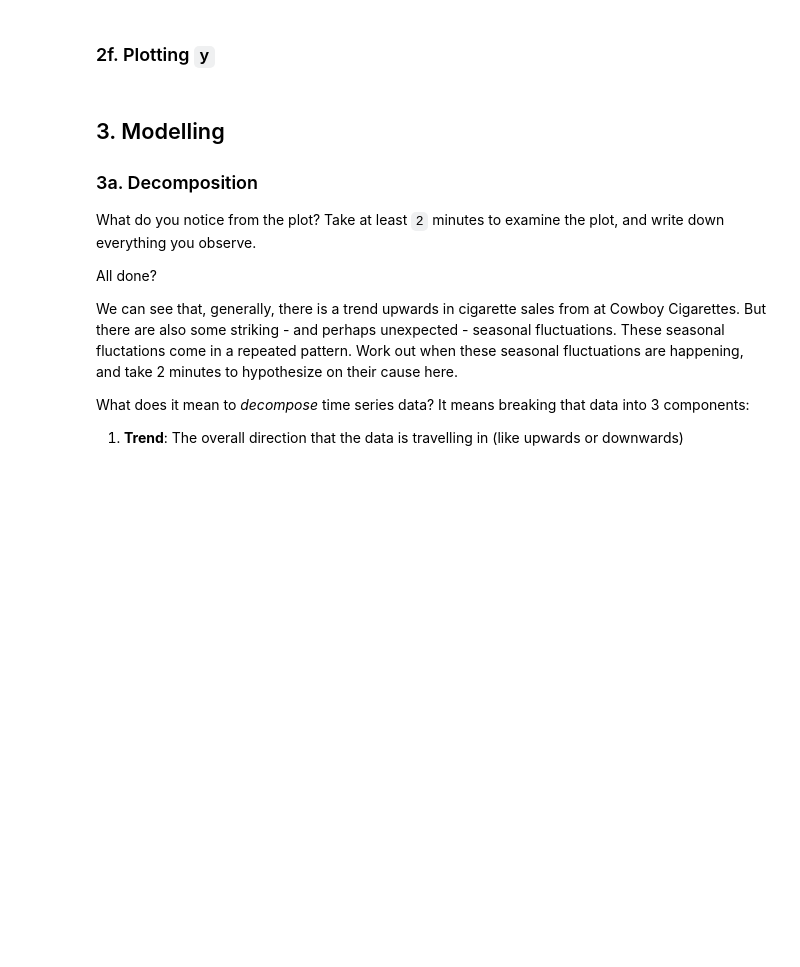
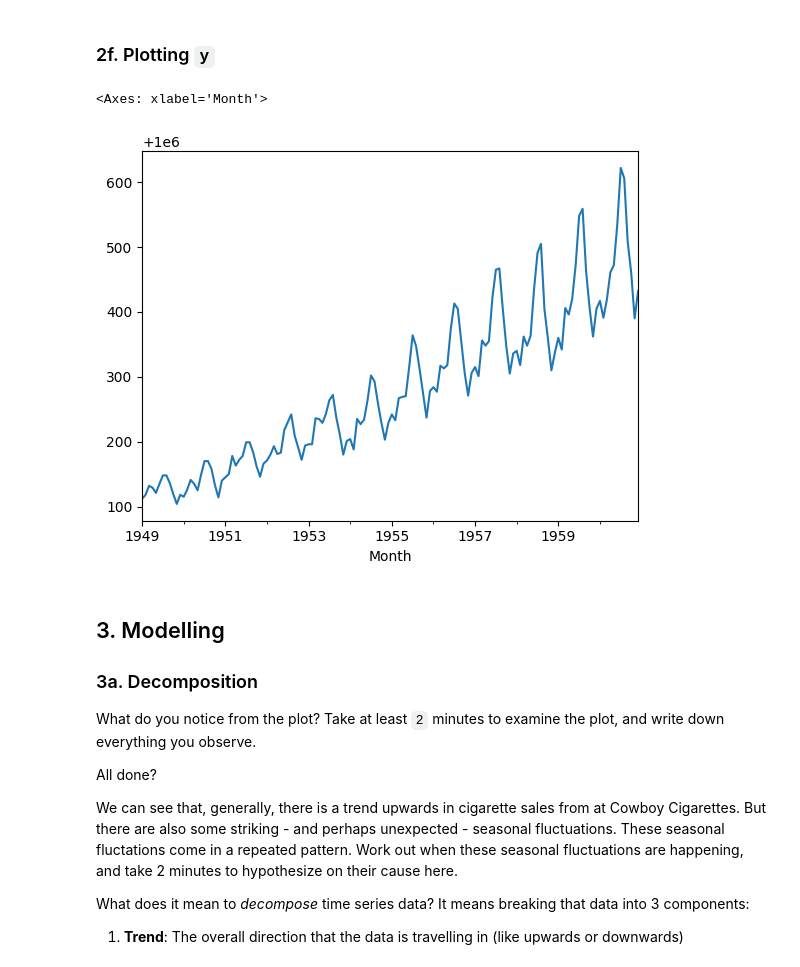
Before and after one commit to Taliwat/Springboard-DS, a Jupyter notebook: Mod31 - Time Series Analysis/Cowboy Cigarettes Case Study - Tier 3.ipynb, the cells around one changed output. Cells and saved outputs as stored; diff of their text form; code cells hidden in the pictures; blank space fills up the shorter version.

```diff
--- a/Mod31 - Time Series Analysis/Cowboy Cigarettes Case Study - Tier 3.ipynb
+++ b/Mod31 - Time Series Analysis/Cowboy Cigarettes Case Study - Tier 3.ipynb
@@ -189,3 +200,8 @@ _ _ _
+# %%
+y.plot()
+# %% [output]
+<Axes: xlabel='Month'>
+[figure, added]
 # %% [markdown]
 ## 3. Modelling
 ### 3a. Decomposition
```
Also changed, not shown: parts of 37 cells of this notebook.
